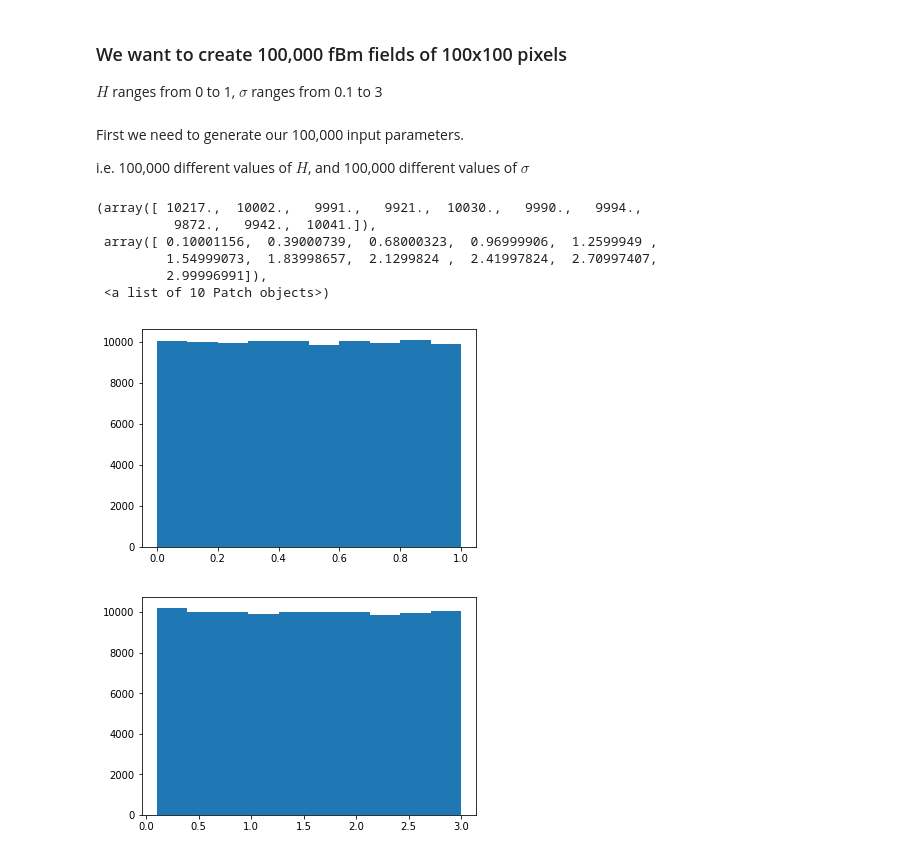
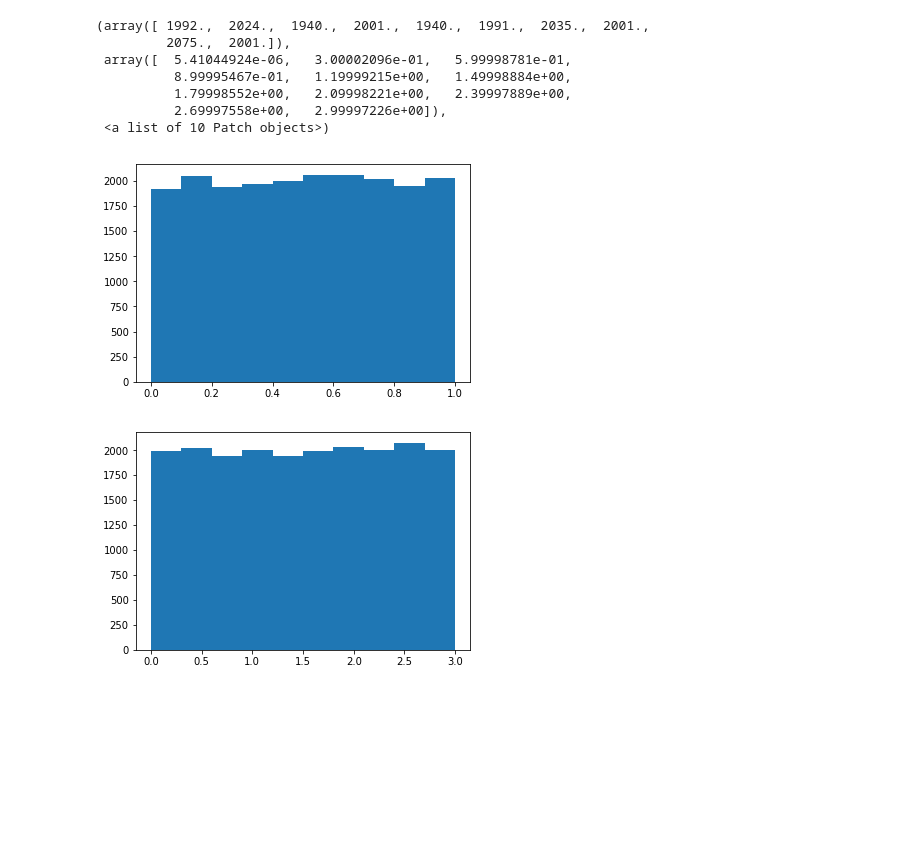
Before and after one commit to MBates92/Scripts, a Jupyter notebook: Generating fBm fields for use in an ANN.ipynb, the cells around one changed output. Drawn from its saved outputs; the diff is of its cells as text; code cells hidden in the pictures; blank space fills up the shorter version.

```diff
--- a/Generating fBm fields for use in an ANN.ipynb
+++ b/Generating fBm fields for use in an ANN.ipynb
@@ -2,38 +2,31 @@
 import numpy as np
 import matplotlib.pyplot as plt
 import SpectralSynthesis as ss
-# %% [markdown]
-### We want to create 100,000 fBm fields of 100x100 pixels
-
-$H$ ranges from 0 to 1,  $\sigma$ ranges from 0.1 to 3
 # %%
 H_min = 0.0
 H_max = 1.0
 
-sigma_min = 0.1
+sigma_min = 0.0
 sigma_max = 3.0
-# %% [markdown]
-First we need to generate our 100,000 input parameters.
-
-i.e. 100,000 different values of $H$, and 100,000 different values of $\sigma$
 # %%
-N = 100000
+N = 20000
 
 H_list = np.random.random(N)
 sigma_list = (sigma_max-sigma_min)*np.random.random(N)+sigma_min
 
 plt.figure()
 plt.hist(H_list,bins = 10)
 
 plt.figure()
 plt.hist(sigma_list, bins=10)
 # %% [output]
-(array([ 10217.,  10002.,   9991.,   9921.,  10030.,   9990.,   9994.,
-          9872.,   9942.,  10041.]),
- array([ 0.10001156,  0.39000739,  0.68000323,  0.96999906,  1.2599949 ,
-         1.54999073,  1.83998657,  2.1299824 ,  2.41997824,  2.70997407,
-         2.99996991]),
+(array([ 1992.,  2024.,  1940.,  2001.,  1940.,  1991.,  2035.,  2001.,
+         2075.,  2001.]),
+ array([  5.41044924e-06,   3.00002096e-01,   5.99998781e-01,
+          8.99995467e-01,   1.19999215e+00,   1.49998884e+00,
+          1.79998552e+00,   2.09998221e+00,   2.39997889e+00,
+          2.69997558e+00,   2.99997226e+00]),
  <a list of 10 Patch objects>)
-[figure, old version]
+[figure, new version]
-[figure, old version]
+[figure, new version]
 # %%
```
Also changed, not shown: parts of 8 cells of this notebook, 25 other files.
